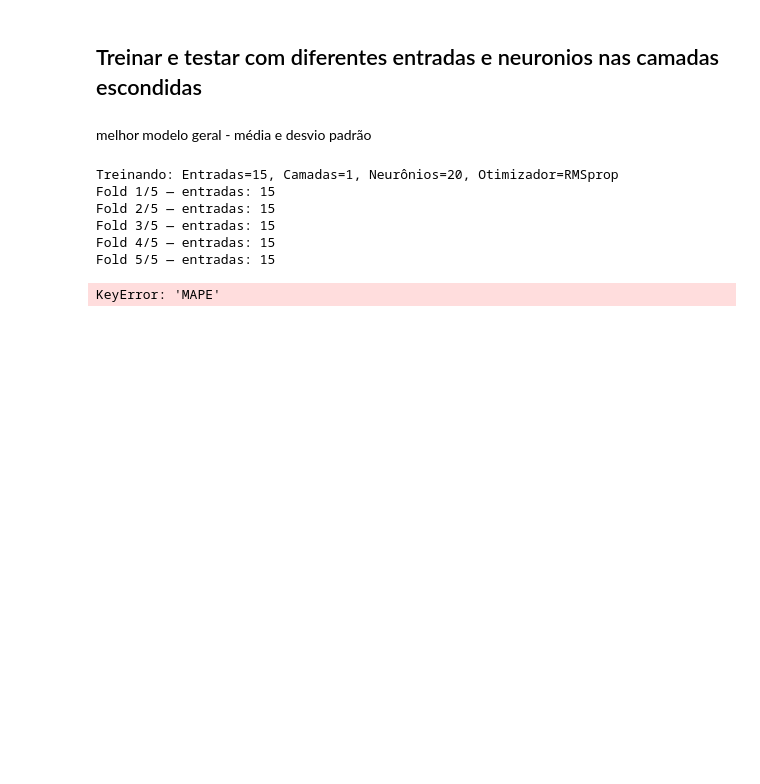
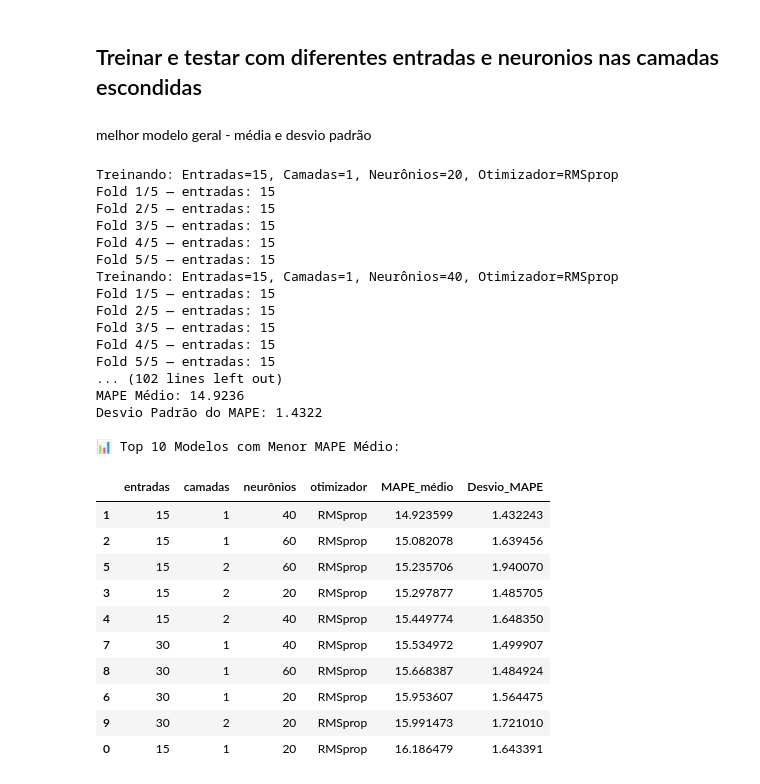
Before and after one commit to MarcosABP/Redes-Neurais, a Jupyter notebook: MLP.ipynb, the cells around one changed output. Saved outputs shown, nothing was run; the diff lists cells and outputs as text; code cells hidden in the pictures; blank space fills up the shorter version.

```diff
--- a/MLP.ipynb
+++ b/MLP.ipynb
@@ -519,7 +527,7 @@ def cross_val_time_series_single_2(
 
         early_stop = EarlyStopping(
             monitor='val_loss',
-            patience=20,          # para se não melhorar por 10 épocas
+            patience=20,          # para se não melhorar por 20 épocas
             restore_best_weights=True,
             verbose=0
         )
@@ -577,8 +585,8 @@ for nome_opt, opt in otimizadores.items():
                 # Se for lista de dicionários, tira a média ou pega o primeiro
                 if isinstance(resultados_exp, list):
                     df_fold = pd.DataFrame(resultados_exp)
-                    mape_medio = df_fold['MAPE'].mean()
-                    desvio_mape = df_fold['MAPE'].std()
+                    mape_medio = df_fold['MAPE_medio'].mean()
+                    desvio_mape = df_fold['MAPE_medio'].std()
                 else:
                     mape_medio = resultados_exp.get('MAPE', np.nan)
                     desvio_mape = np.nan
@@ -592,34 +600,55 @@ for nome_opt, opt in otimizadores.items():
                     "Desvio_MAPE": desvio_mape
                 })
 
 
 # converte para dataframe
 df_resultados = pd.DataFrame(resultados)
 
 # Encontrar o melhor modelo: menor MAPE médio, e em caso de empate, menor desvio padrão
 melhor_modelo = df_resultados.sort_values(
     by=["MAPE_médio", "Desvio_MAPE"], ascending=[True, True]
 ).iloc[0]
 
 # Exibir resultados
 print("\n MELHOR MODELO ENCONTRADO")
 print(f"Entradas: {melhor_modelo['entradas']}")
 print(f"Camadas: {melhor_modelo['camadas']}")
 print(f"Neurônios: {melhor_modelo['neurônios']}")
 print(f"Otimizador: {melhor_modelo['otimizador']}")
 print(f"MAPE Médio: {melhor_modelo['MAPE_médio']:.4f}")
 print(f"Desvio Padrão do MAPE: {melhor_modelo['Desvio_MAPE']:.4f}")
 
 print("\n📊 Top 10 Modelos com Menor MAPE Médio:")
 display(df_resultados.sort_values(by=['MAPE_médio', 'Desvio_MAPE']).head(10))
 # %% [output]
 Treinando: Entradas=15, Camadas=1, Neurônios=20, Otimizador=RMSprop
 Fold 1/5 — entradas: 15
 Fold 2/5 — entradas: 15
 Fold 3/5 — entradas: 15
 Fold 4/5 — entradas: 15
 Fold 5/5 — entradas: 15
+Treinando: Entradas=15, Camadas=1, Neurônios=40, Otimizador=RMSprop
+Fold 1/5 — entradas: 15
+Fold 2/5 — entradas: 15
+Fold 3/5 — entradas: 15
+Fold 4/5 — entradas: 15
+Fold 5/5 — entradas: 15
+... (102 lines left out)
+MAPE Médio: 14.9236
+Desvio Padrão do MAPE: 1.4322
+
+📊 Top 10 Modelos com Menor MAPE Médio:
-KeyError: 'MAPE'
+|  | entradas | camadas | neurônios | otimizador | MAPE_médio | Desvio_MAPE |
+| 1 | 15 | 1 | 40 | RMSprop | 14.923599 | 1.432243 |
+| 2 | 15 | 1 | 60 | RMSprop | 15.082078 | 1.639456 |
+| 5 | 15 | 2 | 60 | RMSprop | 15.235706 | 1.940070 |
+| 3 | 15 | 2 | 20 | RMSprop | 15.297877 | 1.485705 |
+| 4 | 15 | 2 | 40 | RMSprop | 15.449774 | 1.648350 |
+| 7 | 30 | 1 | 40 | RMSprop | 15.534972 | 1.499907 |
+| 8 | 30 | 1 | 60 | RMSprop | 15.668387 | 1.484924 |
+| 6 | 30 | 1 | 20 | RMSprop | 15.953607 | 1.564475 |
+| 9 | 30 | 2 | 20 | RMSprop | 15.991473 | 1.721010 |
+| 0 | 15 | 1 | 20 | RMSprop | 16.186479 | 1.643391 |
 # %%
 # Separar treino e teste corretamente
 df_treino = df[df.index.year <= 2010].copy()
```
Also changed, not shown: parts of 16 cells of this notebook.
